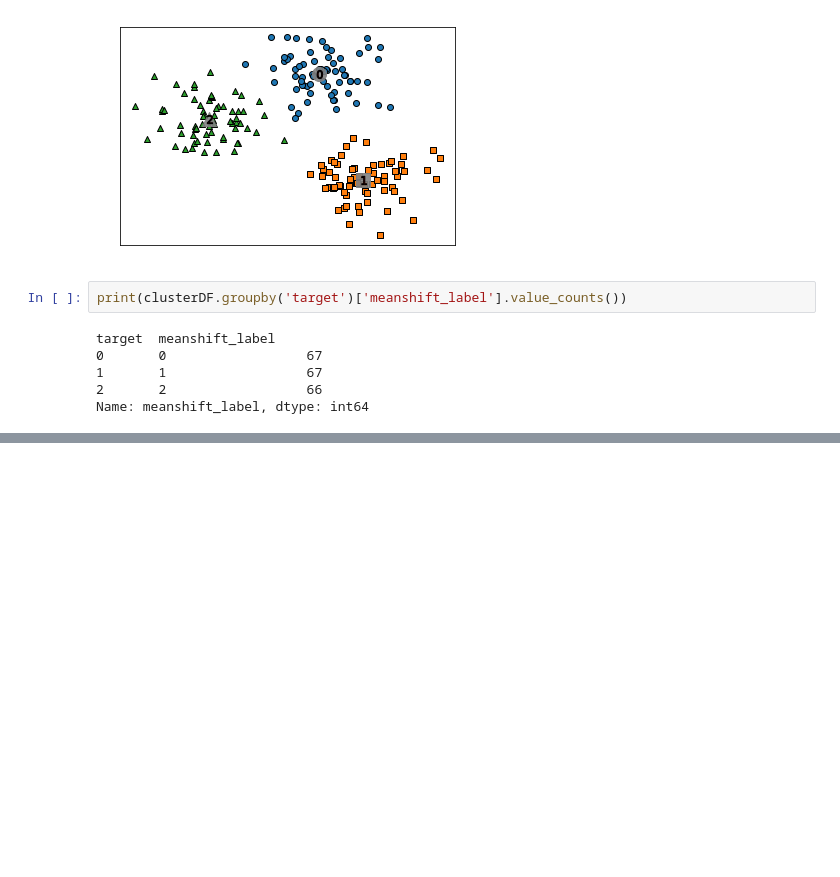
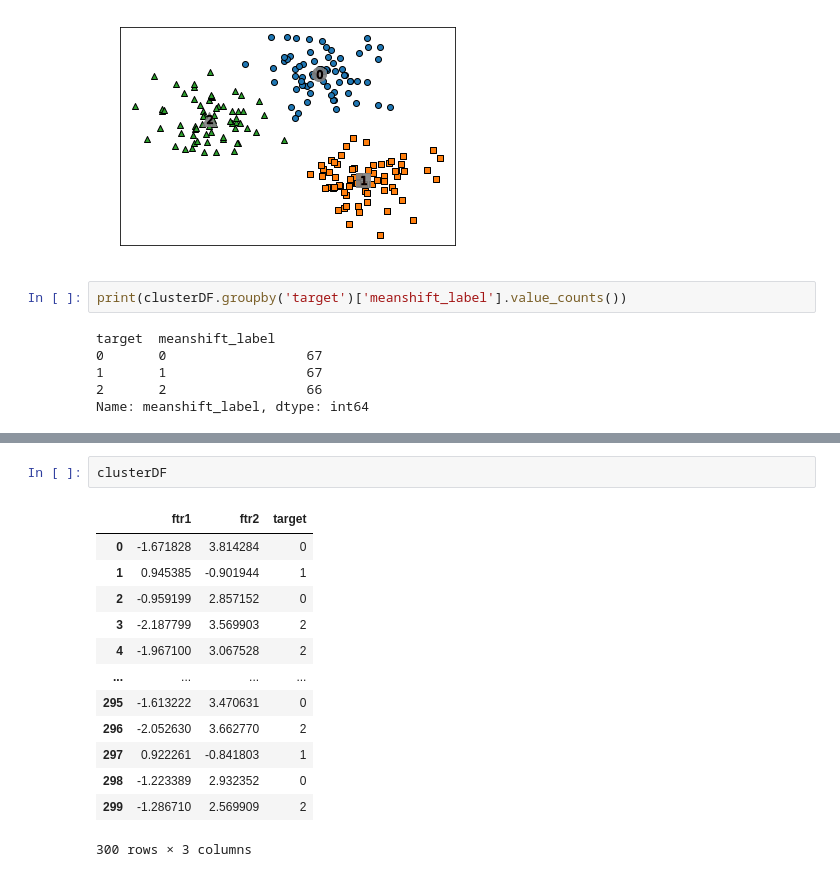
Before and after one commit to parktaeshin/book, a Jupyter notebook: 파이썬머신러닝완벽가이드/chapter 07. 군집화.ipynb, the cells around one changed output, grey strips where cells are left out. Saved outputs shown, nothing was run; the diff lists cells and outputs as text; blank space fills up the shorter version.

```diff
--- a/파이썬머신러닝완벽가이드/chapter 07. 군집화.ipynb
+++ b/파이썬머신러닝완벽가이드/chapter 07. 군집화.ipynb
@@ -448,0 +568,16 @@ Name: meanshift_label, dtype: int64
+# %%
+clusterDF
+# %% [output]
+|  | ftr1 | ftr2 | target |
+| 0 | -1.671828 | 3.814284 | 0 |
+| 1 | 0.945385 | -0.901944 | 1 |
+| 2 | -0.959199 | 2.857152 | 0 |
+| 3 | -2.187799 | 3.569903 | 2 |
+| 4 | -1.967100 | 3.067528 | 2 |
+| ... | ... | ... | ... |
+| 295 | -1.613222 | 3.470631 | 0 |
+| 296 | -2.052630 | 3.662770 | 2 |
+| 297 | 0.922261 | -0.841803 | 1 |
+| 298 | -1.223389 | 2.932352 | 0 |
+| 299 | -1.286710 | 2.569909 | 2 |
+300 rows × 3 columns
```
Also changed, not shown: parts of 15 cells of this notebook.
